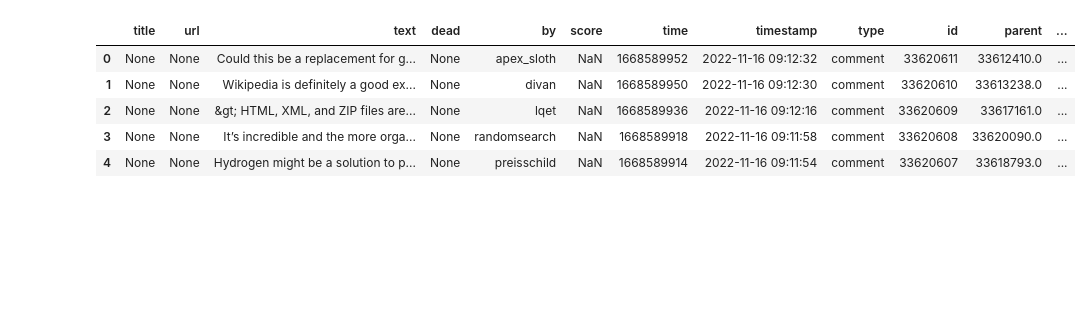
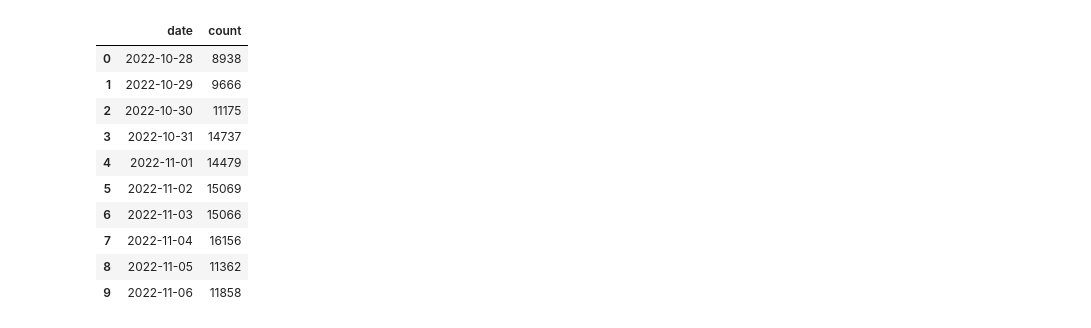
Before and after one commit to sahilng/local-iceberg-demo, a Jupyter notebook: query.ipynb, the cells around one changed output. Drawn from its saved outputs; the diff is of its cells as text; code cells hidden in the pictures; blank space fills up the shorter version.

```diff
--- a/query.ipynb
+++ b/query.ipynb
@@ -8,0 +11,2 @@ table = catalog.load_table('default.hacker_news')
+# %%
+db = duckdb.connect()
@@ -13,9 +37,16 @@ df = table.scan().to_pandas()
+# %%
+df = db.sql('select timestamp::date as date, count(*) as count from hacker_news group by 1 order by 1 limit 10').df()
 # %%
-df.head(5)
+df
 # %% [output]
-|  | title | url | text | dead | by | score | time | timestamp | type | id | parent | ... |
-| 0 | None | None | Could this be a replacement for g... | None | apex_sloth | NaN | 1668589952 | 2022-11-16 09:12:32 | comment | 33620611 | 33612410.0 | ... |
-| 1 | None | None | Wikipedia is definitely a good ex... | None | divan | NaN | 1668589950 | 2022-11-16 09:12:30 | comment | 33620610 | 33613238.0 | ... |
-| 2 | None | None | &gt; HTML, XML, and ZIP files are... | None | lqet | NaN | 1668589936 | 2022-11-16 09:12:16 | comment | 33620609 | 33617161.0 | ... |
-| 3 | None | None | It’s incredible and the more orga... | None | randomsearch | NaN | 1668589918 | 2022-11-16 09:11:58 | comment | 33620608 | 33620090.0 | ... |
-| 4 | None | None | Hydrogen might be a solution to p... | None | preisschild | NaN | 1668589914 | 2022-11-16 09:11:54 | comment | 33620607 | 33618793.0 | ... |
+|  | date | count |
+| 0 | 2022-10-28 | 8938 |
+| 1 | 2022-10-29 | 9666 |
+| 2 | 2022-10-30 | 11175 |
+| 3 | 2022-10-31 | 14737 |
+| 4 | 2022-11-01 | 14479 |
+| 5 | 2022-11-02 | 15069 |
+| 6 | 2022-11-03 | 15066 |
+| 7 | 2022-11-04 | 16156 |
+| 8 | 2022-11-05 | 11362 |
+| 9 | 2022-11-06 | 11858 |
```
Also changed, not shown: parts of 9 cells of this notebook.
